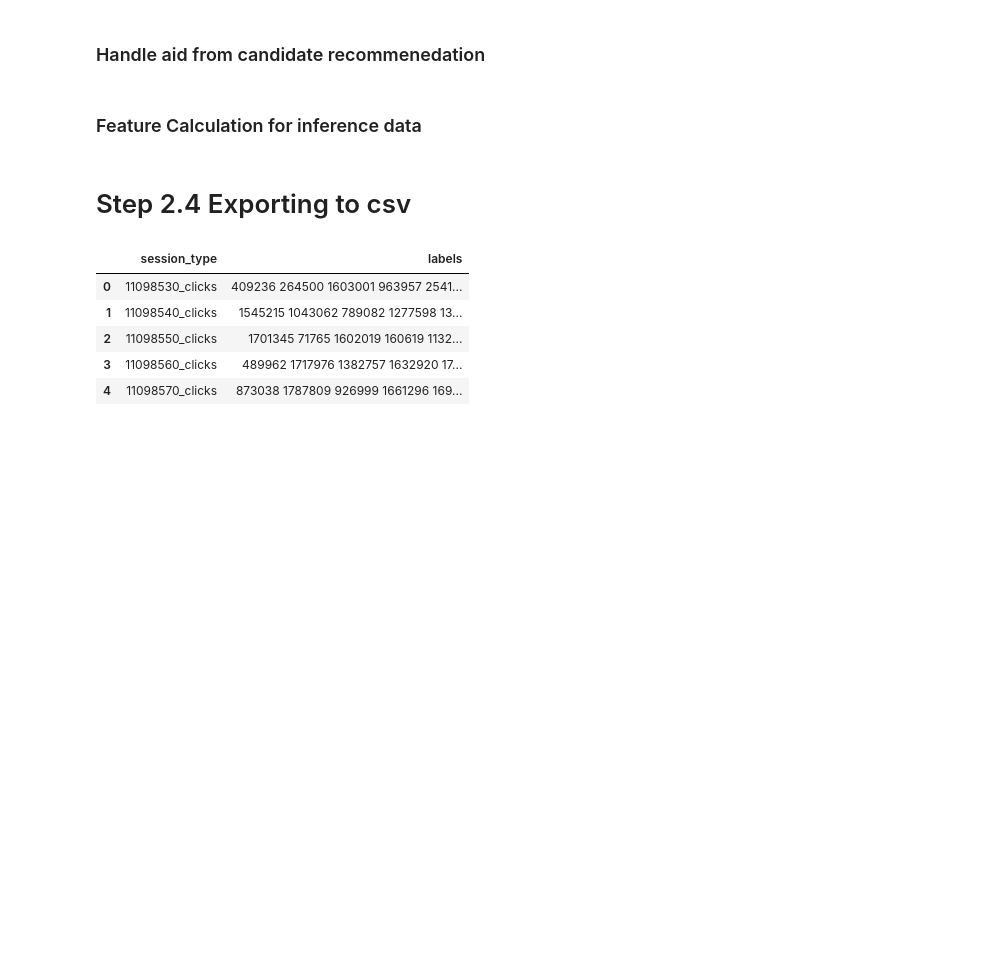
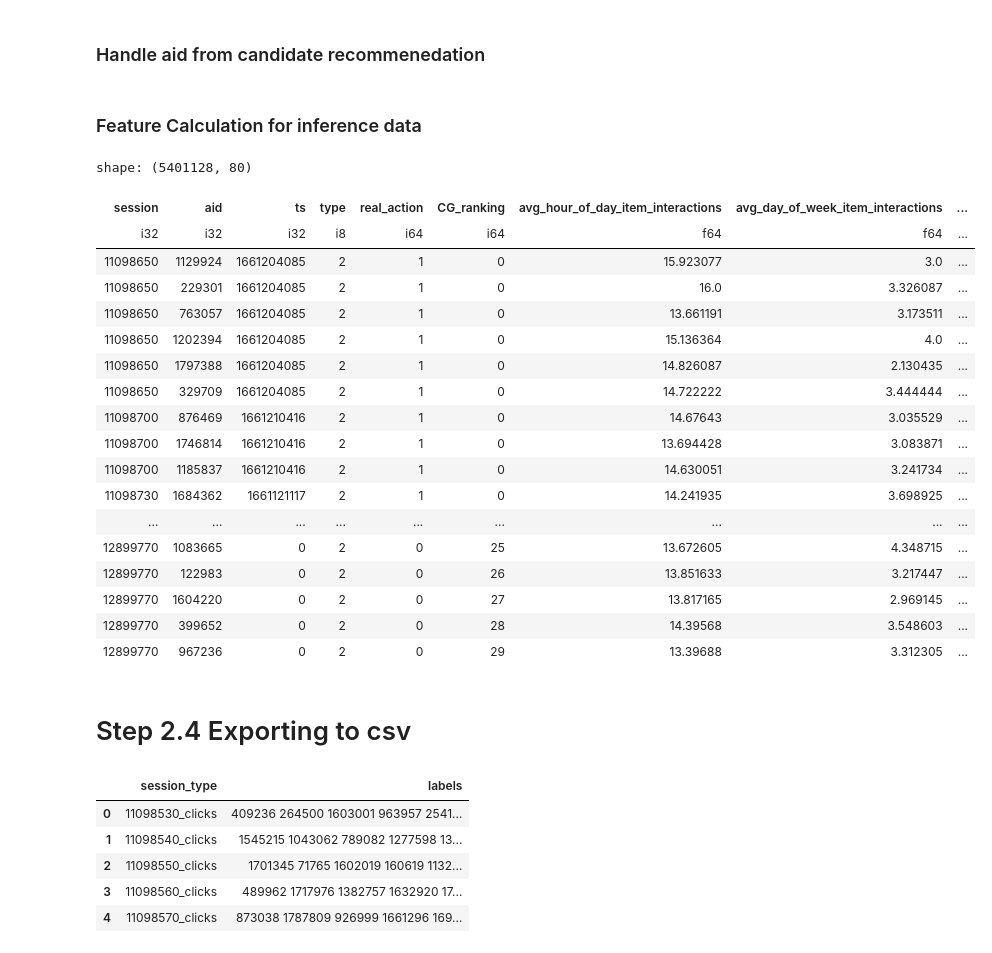
Before and after one commit to parthpankajtiwary/otto-recsys, a Jupyter notebook: src/candidate-generation-lgbm-ranker-model.ipynb, the cells around one changed output. Saved outputs shown, nothing was run; the diff lists cells and outputs as text; code cells hidden in the pictures; blank space fills up the shorter version.

```diff
--- a/src/candidate-generation-lgbm-ranker-model.ipynb
+++ b/src/candidate-generation-lgbm-ranker-model.ipynb
@@ -611,17 +611,17 @@ def suggest_buys(df):
         # RERANK CANDIDATES USING "BUY2BUY" CO-VISITATION MATRIX
         aids3 = list(itertools.chain(*[covisits_buy2buy[aid] for aid in unique_buys if aid in covisits_buy2buy]))
         for aid in aids3: aids_temp[aid] += 0.1
-        sorted_aids = [k for k,v in aids_temp.most_common(40)]
+        sorted_aids = [k for k,v in aids_temp.most_common(30)]
         return sorted_aids
     # USE "CART ORDER" CO-VISITATION MATRIX
     aids2 = list(itertools.chain(*[covisit_carts_orders[aid] for aid in unique_aids if aid in covisit_carts_orders]))
     # USE "BUY2BUY" CO-VISITATION MATRIX
     aids3 = list(itertools.chain(*[covisits_buy2buy[aid] for aid in unique_buys if aid in covisits_buy2buy]))
     # RERANK CANDIDATES
-    top_aids2 = [aid2 for aid2, cnt in Counter(aids2+aids3).most_common(40) if aid2 not in unique_aids]
-    result = unique_aids + top_aids2[:40 - len(unique_aids)]
+    top_aids2 = [aid2 for aid2, cnt in Counter(aids2+aids3).most_common(30) if aid2 not in unique_aids]
+    result = unique_aids + top_aids2[:30 - len(unique_aids)]
     # USE TOP20 TEST ORDERS
-    return result + list(top_orders)[:40 - len(result)]
+    return result + list(top_orders)[:30 - len(result)]
 # %% [markdown]
 ### Generate candidates for each action using co-visitation matrix
 # %%
@@ -708 +714,23 @@ test_df_click_all = pl.concat([test_df_click, test_df_click_recommended], how =
+# %%
+test_df_click_all.with_columns(pl.Series(name='score', values=scores))
+# %% [output]
+shape: (5401128, 80)
+| session | aid | ts | type | real_action | CG_ranking | avg_hour_of_day_item_interactions | avg_day_of_week_item_interactions | ... |
+| i32 | i32 | i32 | i8 | i64 | i64 | f64 | f64 | ... |
+| 11098650 | 1129924 | 1661204085 | 2 | 1 | 0 | 15.923077 | 3.0 | ... |
+| 11098650 | 229301 | 1661204085 | 2 | 1 | 0 | 16.0 | 3.326087 | ... |
+| 11098650 | 763057 | 1661204085 | 2 | 1 | 0 | 13.661191 | 3.173511 | ... |
+| 11098650 | 1202394 | 1661204085 | 2 | 1 | 0 | 15.136364 | 4.0 | ... |
+| 11098650 | 1797388 | 1661204085 | 2 | 1 | 0 | 14.826087 | 2.130435 | ... |
+| 11098650 | 329709 | 1661204085 | 2 | 1 | 0 | 14.722222 | 3.444444 | ... |
+| 11098700 | 876469 | 1661210416 | 2 | 1 | 0 | 14.67643 | 3.035529 | ... |
+| 11098700 | 1746814 | 1661210416 | 2 | 1 | 0 | 13.694428 | 3.083871 | ... |
+| 11098700 | 1185837 | 1661210416 | 2 | 1 | 0 | 14.630051 | 3.241734 | ... |
+| 11098730 | 1684362 | 1661121117 | 2 | 1 | 0 | 14.241935 | 3.698925 | ... |
+| ... | ... | ... | ... | ... | ... | ... | ... | ... |
+| 12899770 | 1083665 | 0 | 2 | 0 | 25 | 13.672605 | 4.348715 | ... |
+| 12899770 | 122983 | 0 | 2 | 0 | 26 | 13.851633 | 3.217447 | ... |
+| 12899770 | 1604220 | 0 | 2 | 0 | 27 | 13.817165 | 2.969145 | ... |
+| 12899770 | 399652 | 0 | 2 | 0 | 28 | 14.39568 | 3.548603 | ... |
+| 12899770 | 967236 | 0 | 2 | 0 | 29 | 13.39688 | 3.312305 | ... |
 # %%
```
Also changed, not shown: parts of 10 cells of this notebook.
